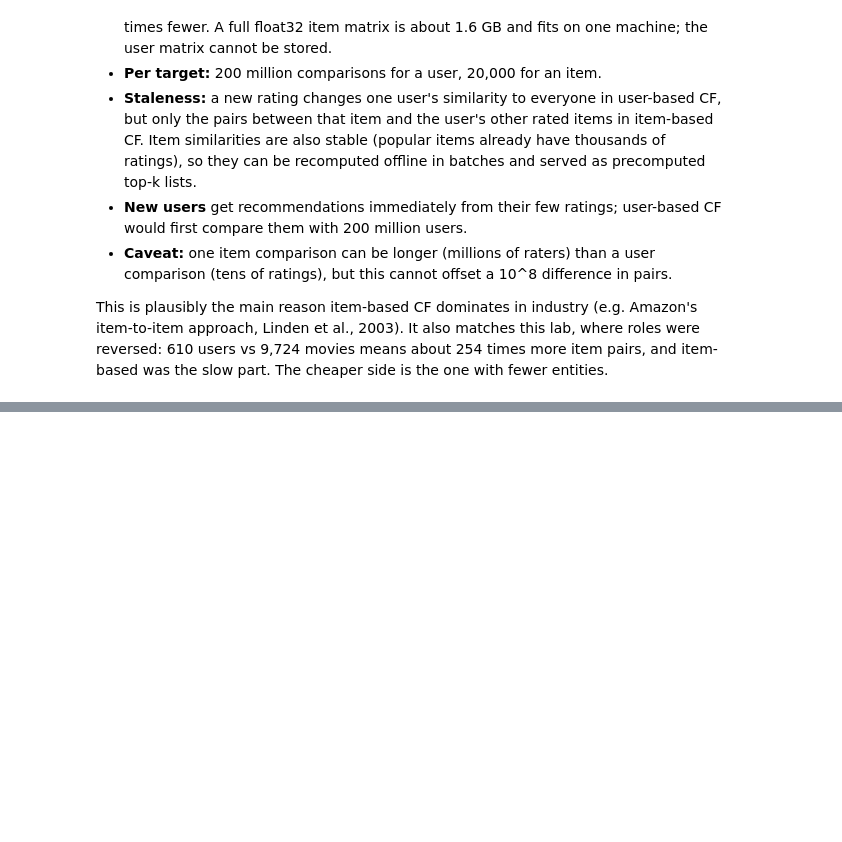
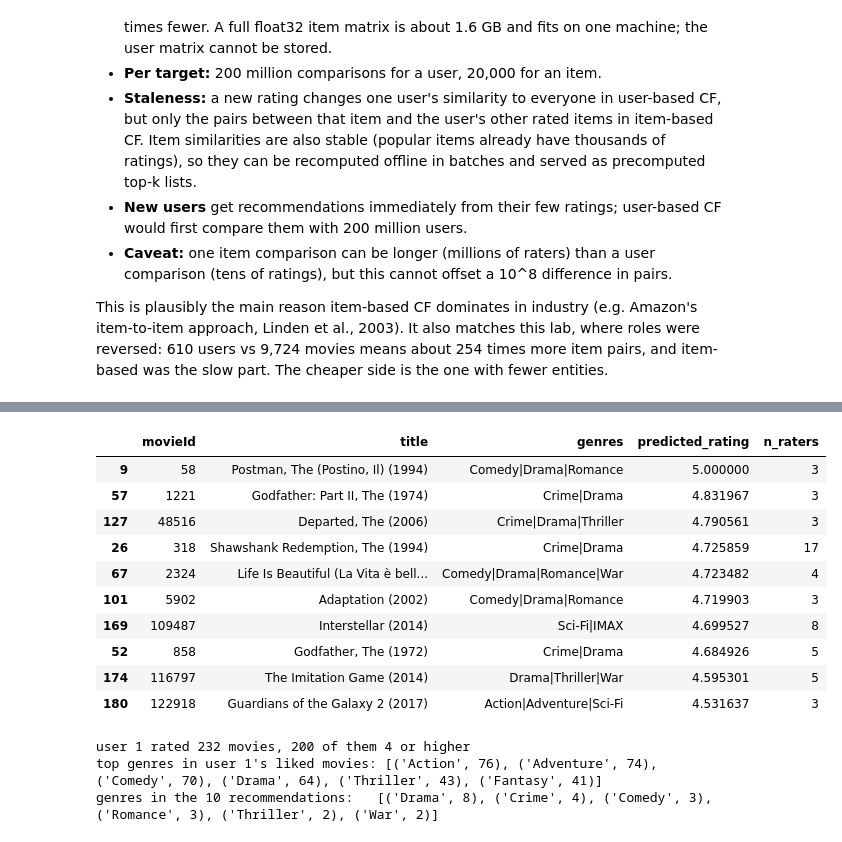
Before and after one commit to KeroSherif/ML-assignment1, a Jupyter notebook: assigment1.ipynb, the cells around one changed output, grey strips where cells are left out. Cells and saved outputs as stored; diff of their text form; code cells hidden in the pictures; blank space fills up the shorter version.

```diff
--- a/assigment1.ipynb
+++ b/assigment1.ipynb
@@ -682,0 +680,62 @@ top10
+# %%
+def top_10_recommendations(target_user, k=50, similarity_fn=pearson_similarity, min_raters=3):
+    if target_user not in rating_matrix.index:
+        print("User not found.")
+        return pd.DataFrame()
+
+    # movies the user has not rated
+    user_ratings = rating_matrix.loc[target_user]
+    unrated_movies = user_ratings[user_ratings.isna()].index
+
+    neighbors = find_k_nearest_users(rating_matrix, target_user, k, similarity_fn)
+    neighbor_ids = [n for n, _ in neighbors]
+    sims = np.array([s for _, s in neighbors])
+    neighbor_ratings = rating_matrix.loc[neighbor_ids, unrated_movies].to_numpy()
+
+    recommendations = []
+    for j, movie_id in enumerate(unrated_movies):
+        rated = ~np.isnan(neighbor_ratings[:, j])
+        if rated.sum() < min_raters:
+            continue  # a prediction from 1 or 2 neighbors is too weak to recommend
+        denominator = np.abs(sims[rated]).sum()
+        if denominator == 0:
+            continue
+        predicted = (sims[rated] * neighbor_ratings[rated, j]).sum() / denominator
+        recommendations.append({"movieId": movie_id, "predicted_rating": predicted, "n_raters": int(rated.sum())})
+
+    recommendations_df = pd.DataFrame(recommendations)
+    if recommendations_df.empty:
+        print("No predictions could be generated.")
+        return recommendations_df
+
+    recommendations_df = recommendations_df.merge(movie[["movieId", "title", "genres"]], on="movieId", how="left")
+    recommendations_df = recommendations_df.sort_values(["predicted_rating", "n_raters"], ascending=False).head(10)
+    return recommendations_df[["movieId", "title", "genres", "predicted_rating", "n_raters"]]
+# %%
+top10 = top_10_recommendations(target_user=1, k=50, similarity_fn=pearson_similarity)
+top10
+# %% [output]
+|  | movieId | title | genres | predicted_rating | n_raters |
+| 9 | 58 | Postman, The (Postino, Il) (1994) | Comedy|Drama|Romance | 5.000000 | 3 |
+| 57 | 1221 | Godfather: Part II, The (1974) | Crime|Drama | 4.831967 | 3 |
+| 127 | 48516 | Departed, The (2006) | Crime|Drama|Thriller | 4.790561 | 3 |
+| 26 | 318 | Shawshank Redemption, The (1994) | Crime|Drama | 4.725859 | 17 |
+| 67 | 2324 | Life Is Beautiful (La Vita è bell... | Comedy|Drama|Romance|War | 4.723482 | 4 |
+| 101 | 5902 | Adaptation (2002) | Comedy|Drama|Romance | 4.719903 | 3 |
+| 169 | 109487 | Interstellar (2014) | Sci-Fi|IMAX | 4.699527 | 8 |
+| 52 | 858 | Godfather, The (1972) | Crime|Drama | 4.684926 | 5 |
+| 174 | 116797 | The Imitation Game (2014) | Drama|Thriller|War | 4.595301 | 5 |
+| 180 | 122918 | Guardians of the Galaxy 2 (2017) | Action|Adventure|Sci-Fi | 4.531637 | 3 |
+# %%
+# sanity check by hand: genres of the movies user 1 rated 4 or more vs genres of the 10 recommendations
+from collections import Counter
+liked = rating[(rating.userId == 1) & (rating.rating >= 4)].merge(movie, on="movieId")
+liked_genres = Counter(g for gs in liked.genres for g in gs.split("|"))
+rec_genres = Counter(g for gs in top10.genres for g in gs.split("|"))
+print("user 1 rated", int((rating.userId == 1).sum()), "movies,", len(liked), "of them 4 or higher")
+print("top genres in user 1's liked movies:", liked_genres.most_common(6))
+print("genres in the 10 recommendations:  ", rec_genres.most_common(6))
+# %% [output]
+user 1 rated 232 movies, 200 of them 4 or higher
+top genres in user 1's liked movies: [('Action', 76), ('Adventure', 74), ('Comedy', 70), ('Drama', 64), ('Thriller', 43), ('Fantasy', 41)]
+genres in the 10 recommendations:   [('Drama', 8), ('Crime', 4), ('Comedy', 3), ('Romance', 3), ('Thriller', 2), ('War', 2)]
```
Also changed, not shown: parts of 24 cells of this notebook.
